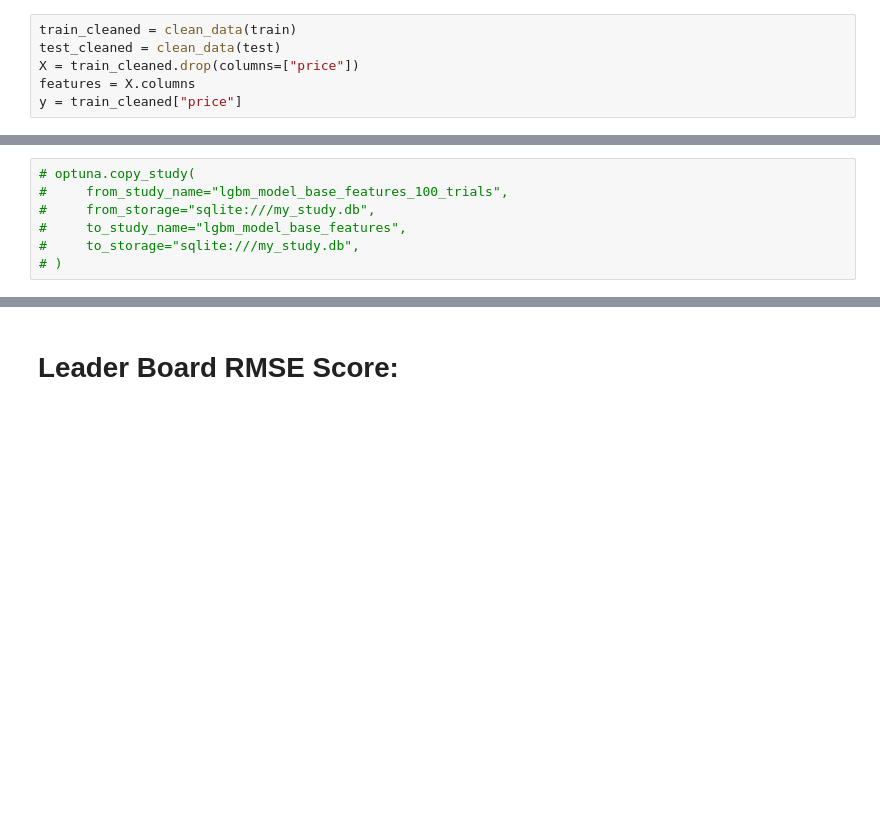
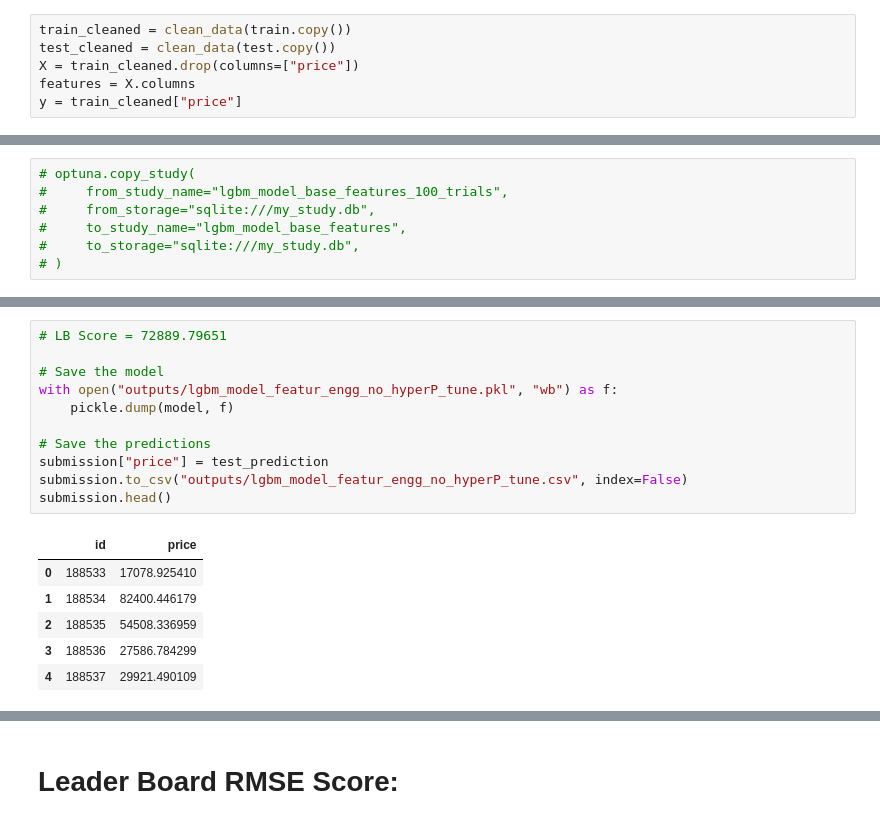
Before and after one commit to mayurgd/DataScientistJourney, a Jupyter notebook: Regression/Regression of Used Car Prices/LGBM.ipynb, the cells around one changed output, grey strips where cells are left out. Saved outputs shown, nothing was run; the diff lists cells and outputs as text; blank space fills up the shorter version.

```diff
--- a/Regression/Regression of Used Car Prices/LGBM.ipynb
+++ b/Regression/Regression of Used Car Prices/LGBM.ipynb
@@ -431,8 +431,8 @@ def actual_vs_pred(actual, pred, xlim=(0, 500000)):
 # %% [markdown]
 ## Base Feature No Hyper Parameter Tuning
 # %%
-train_cleaned = clean_data(train)
-test_cleaned = clean_data(test)
+train_cleaned = clean_data(train.copy())
+test_cleaned = clean_data(test.copy())
 X = train_cleaned.drop(columns=["price"])
 features = X.columns
 y = train_cleaned["price"]
@@ -727,0 +870,18 @@ actual_vs_pred(y, model.predict(X))
+# %%
+# LB Score = 72889.79651
+
+# Save the model
+with open("outputs/lgbm_model_featur_engg_no_hyperP_tune.pkl", "wb") as f:
+    pickle.dump(model, f)
+
+# Save the predictions
+submission["price"] = test_prediction
+submission.to_csv("outputs/lgbm_model_featur_engg_no_hyperP_tune.csv", index=False)
+submission.head()
+# %% [output]
+|  | id | price |
+| 0 | 188533 | 17078.925410 |
+| 1 | 188534 | 82400.446179 |
+| 2 | 188535 | 54508.336959 |
+| 3 | 188536 | 27586.784299 |
+| 4 | 188537 | 29921.490109 |
```
Also changed, not shown: parts of 16 cells of this notebook, 5 other files.
